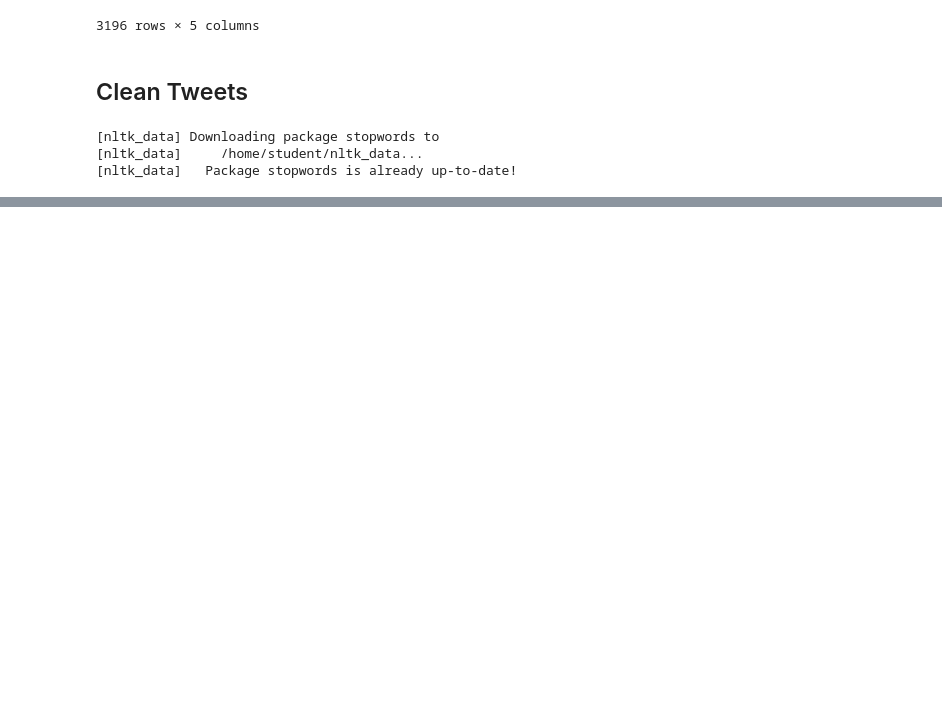
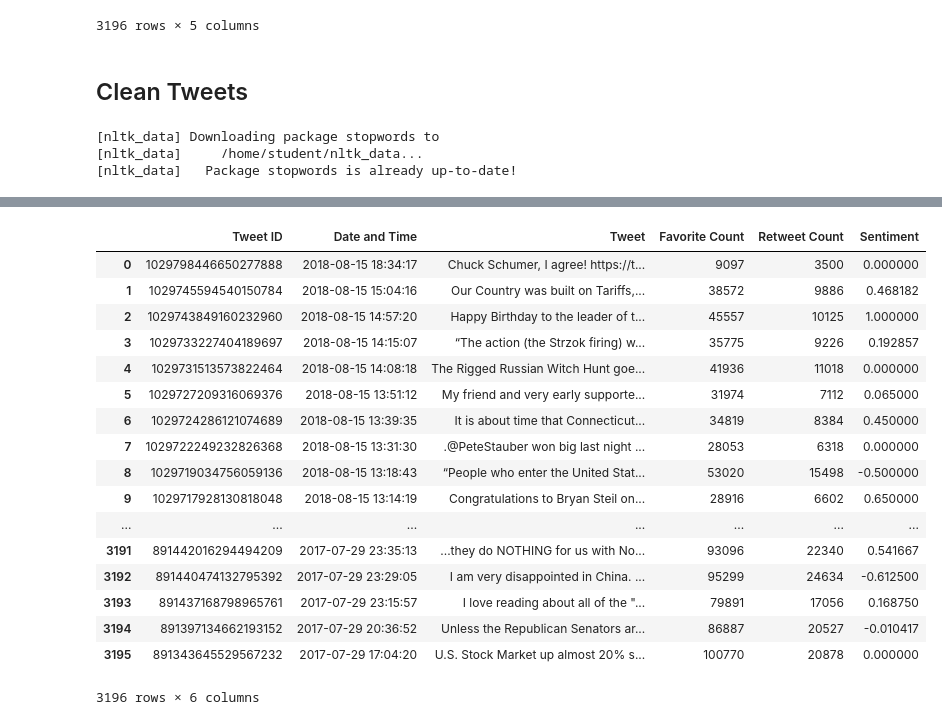
Before and after one commit to utsabigdata/AI-Workshop, a Jupyter notebook: Day-3/twitter/Twitter.ipynb, the cells around one changed output, grey strips where cells are left out. Cells and saved outputs as stored; diff of their text form; code cells hidden in the pictures; blank space fills up the shorter version.

```diff
--- a/Day-3/twitter/Twitter.ipynb
+++ b/Day-3/twitter/Twitter.ipynb
@@ -184,0 +185,3 @@ word_freq.most_common(25)
+# %%
+from textblob import TextBlob
+df['Tweet'] = df['Tweet'].str.decode("utf-8")
@@ -184,0 +190,21 @@ word_freq.most_common(25)
+# %%
+df
+# %% [output]
+|  | Tweet ID | Date and Time | Tweet | Favorite Count | Retweet Count | Sentiment |
+| 0 | 1029798446650277888 | 2018-08-15 18:34:17 | Chuck Schumer, I agree! https://t... | 9097 | 3500 | 0.000000 |
+| 1 | 1029745594540150784 | 2018-08-15 15:04:16 | Our Country was built on Tariffs,... | 38572 | 9886 | 0.468182 |
+| 2 | 1029743849160232960 | 2018-08-15 14:57:20 | Happy Birthday to the leader of t... | 45557 | 10125 | 1.000000 |
+| 3 | 1029733227404189697 | 2018-08-15 14:15:07 | “The action (the Strzok firing) w... | 35775 | 9226 | 0.192857 |
+| 4 | 1029731513573822464 | 2018-08-15 14:08:18 | The Rigged Russian Witch Hunt goe... | 41936 | 11018 | 0.000000 |
+| 5 | 1029727209316069376 | 2018-08-15 13:51:12 | My friend and very early supporte... | 31974 | 7112 | 0.065000 |
+| 6 | 1029724286121074689 | 2018-08-15 13:39:35 | It is about time that Connecticut... | 34819 | 8384 | 0.450000 |
+| 7 | 1029722249232826368 | 2018-08-15 13:31:30 | .@PeteStauber won big last night ... | 28053 | 6318 | 0.000000 |
+| 8 | 1029719034756059136 | 2018-08-15 13:18:43 | “People who enter the United Stat... | 53020 | 15498 | -0.500000 |
+| 9 | 1029717928130818048 | 2018-08-15 13:14:19 | Congratulations to Bryan Steil on... | 28916 | 6602 | 0.650000 |
+| ... | ... | ... | ... | ... | ... | ... |
+| 3191 | 891442016294494209 | 2017-07-29 23:35:13 | ...they do NOTHING for us with No... | 93096 | 22340 | 0.541667 |
+| 3192 | 891440474132795392 | 2017-07-29 23:29:05 | I am very disappointed in China. ... | 95299 | 24634 | -0.612500 |
+| 3193 | 891437168798965761 | 2017-07-29 23:15:57 | I love reading about all of the "... | 79891 | 17056 | 0.168750 |
+| 3194 | 891397134662193152 | 2017-07-29 20:36:52 | Unless the Republican Senators ar... | 86887 | 20527 | -0.010417 |
+| 3195 | 891343645529567232 | 2017-07-29 17:04:20 | U.S. Stock Market up almost 20% s... | 100770 | 20878 | 0.000000 |
+3196 rows × 6 columns
```
Also changed, not shown: parts of 12 cells of this notebook.
